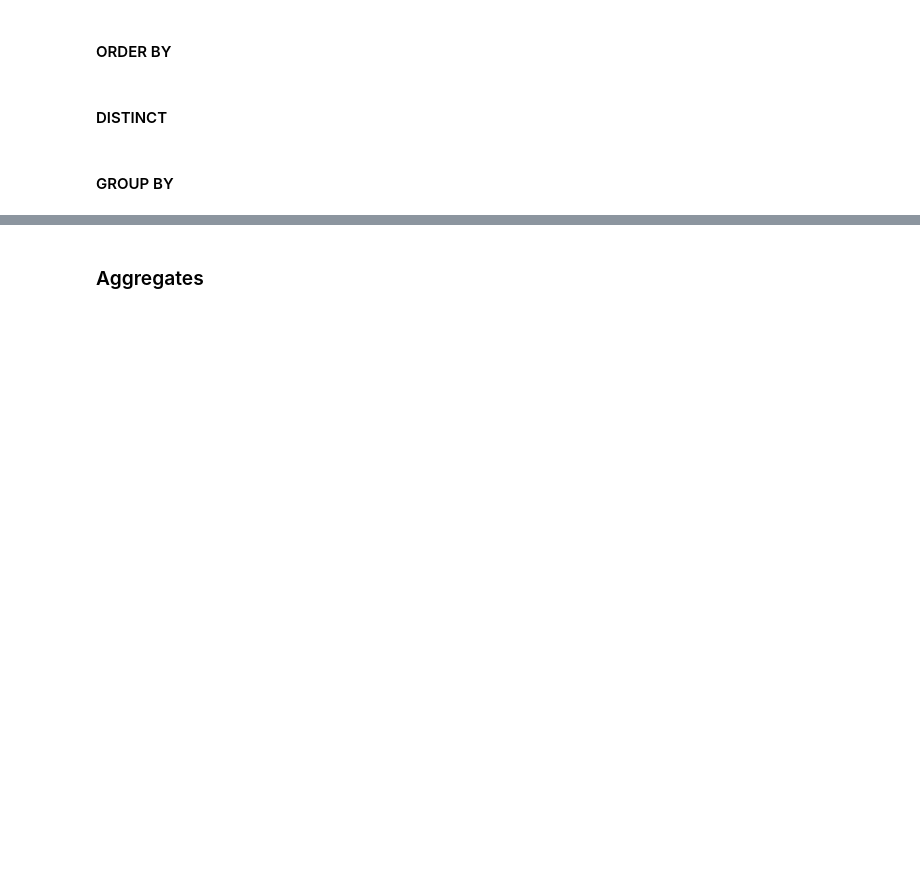
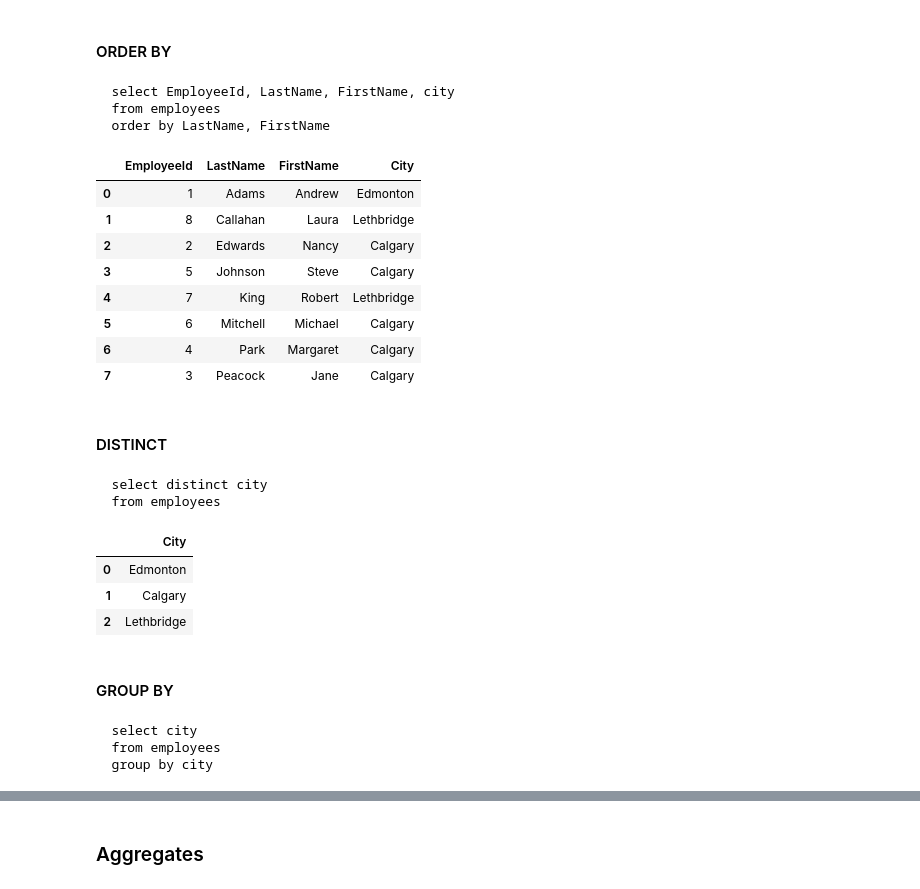
Before and after one commit to test-ds-21/rwcitek___Data-Science-Portfolio-C21, a Jupyter notebook: Projects/Project-3/SQL.1-Chinook.project.phase-1.ipynb, the cells around one changed output, grey strips where cells are left out. Cells and saved outputs as stored; diff of their text form; code cells hidden in the pictures; blank space fills up the shorter version.

```diff
--- a/Projects/Project-3/SQL.1-Chinook.project.phase-1.ipynb
+++ b/Projects/Project-3/SQL.1-Chinook.project.phase-1.ipynb
@@ -144,0 +298,6 @@ df
+# %%
+# Connect to a sqlite database, load a result set into a data frame, and close the connection
+with contextlib.closing(db.connect("chinook.db")) as db_con:
+  df = pd.read_sql_query( query , db_con)
+
+df
@@ -145,2 +309,9 @@ df
 # %% [markdown]
 #### LIMIT
+# %%
+query = '''
+  select EmployeeId, LastName, FirstName, city
+  from employees
+  limit 3
+'''
+print(query)
@@ -146,0 +322,6 @@ df
+# %%
+# Connect to a sqlite database, load a result set into a data frame, and close the connection
+with contextlib.closing(db.connect("chinook.db")) as db_con:
+  df = pd.read_sql_query( query , db_con)
+
+df
@@ -148,7 +334,65 @@ df
 ### Sorting and Grouping
 # %% [markdown]
 #### ORDER BY
+# %%
+query = '''
+  select EmployeeId, LastName, FirstName, city
+  from employees
+  order by LastName, FirstName
+'''
+print(query)
+# %% [output]
+  select EmployeeId, LastName, FirstName, city
+  from employees
+  order by LastName, FirstName
+# %%
+# Connect to a sqlite database, load a result set into a data frame, and close the connection
+with contextlib.closing(db.connect("chinook.db")) as db_con:
+  df = pd.read_sql_query( query , db_con)
+
+df
+# %% [output]
+|  | EmployeeId | LastName | FirstName | City |
+| 0 | 1 | Adams | Andrew | Edmonton |
+| 1 | 8 | Callahan | Laura | Lethbridge |
+| 2 | 2 | Edwards | Nancy | Calgary |
+| 3 | 5 | Johnson | Steve | Calgary |
+| 4 | 7 | King | Robert | Lethbridge |
+| 5 | 6 | Mitchell | Michael | Calgary |
+| 6 | 4 | Park | Margaret | Calgary |
+| 7 | 3 | Peacock | Jane | Calgary |
 # %% [markdown]
 #### DISTINCT
+# %%
+query = '''
+  select distinct city
+  from employees
+'''
+print(query)
+# %% [output]
+  select distinct city
+  from employees
+# %%
+# Connect to a sqlite database, load a result set into a data frame, and close the connection
+with contextlib.closing(db.connect("chinook.db")) as db_con:
+  df = pd.read_sql_query( query , db_con)
+
+df
+# %% [output]
+|  | City |
+| 0 | Edmonton |
+| 1 | Calgary |
+| 2 | Lethbridge |
 # %% [markdown]
 #### GROUP BY
+# %%
+query = '''
+  select city
+  from employees
+  group by city
+'''
+print(query)
+# %% [output]
+  select city
+  from employees
+  group by city
```
Also changed, not shown: parts of 32 cells of this notebook.
